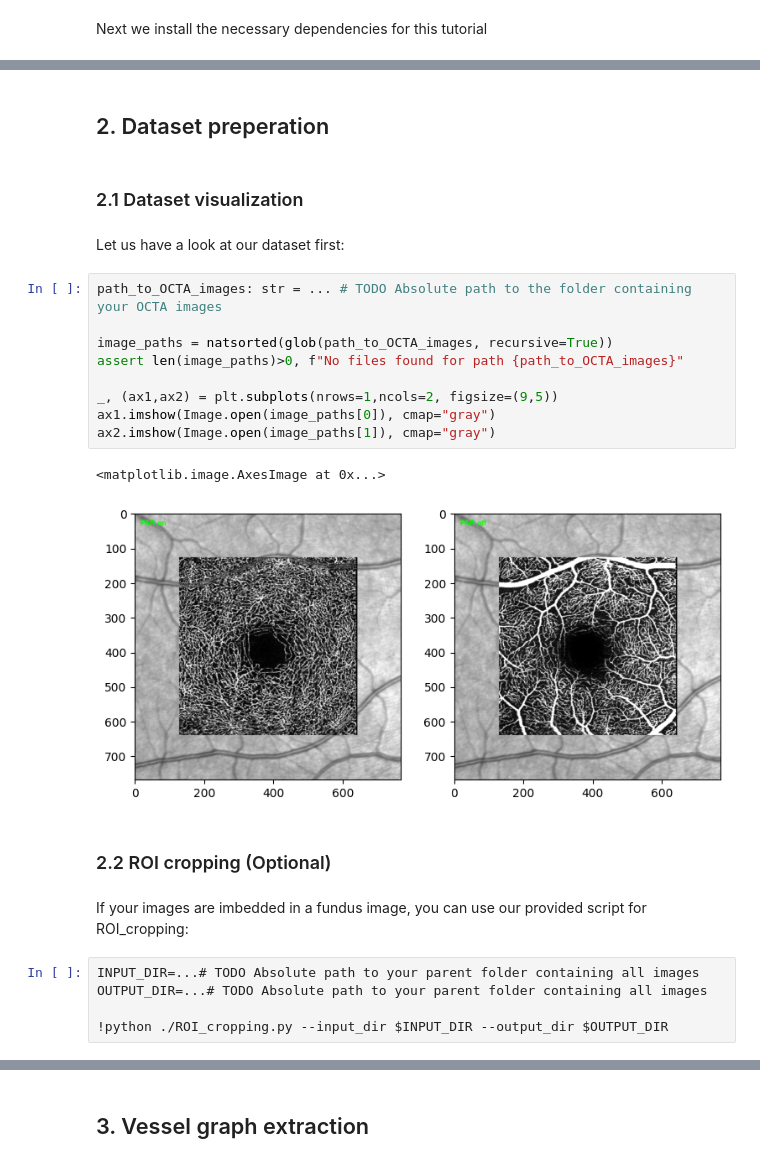
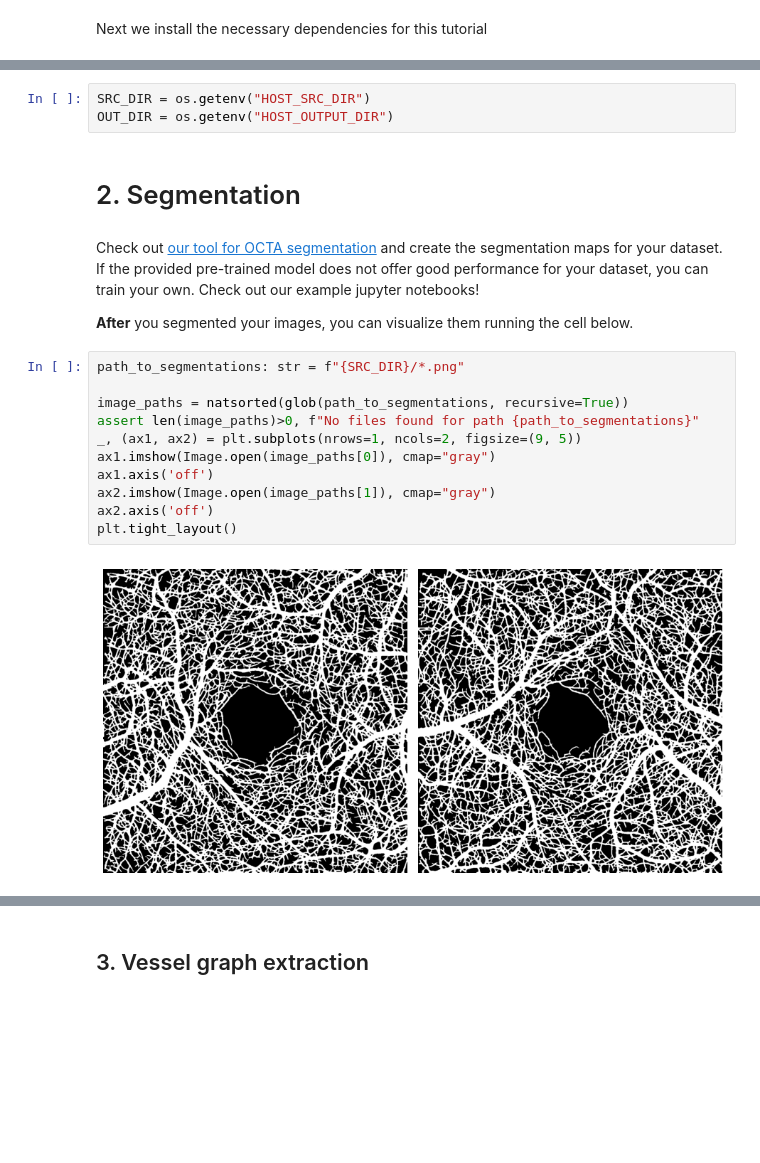
Before and after one commit to KreitnerL/OCTA-graph-extraction, a Jupyter notebook: manual_example_ETDRS_analysis.ipynb, the cells around one changed output, grey strips where cells are left out. Cells and saved outputs as stored; diff of their text form; blank space fills up the shorter version.

Commit message:
docs: update jupyter notebook

```diff
--- a/manual_example_ETDRS_analysis.ipynb
+++ b/manual_example_ETDRS_analysis.ipynb
@@ -35,27 +57,22 @@ import pandas as pd
+# %%
+SRC_DIR = os.getenv("HOST_SRC_DIR")
+OUT_DIR = os.getenv("HOST_OUTPUT_DIR")
 # %% [markdown]
-## 2. Dataset preperation
+# 2. Segmentation
-# %% [markdown]
-### 2.1 Dataset visualization
-# %% [markdown]
-Let us have a look at our dataset first:
+# %% [markdown]
+Check out [our tool for OCTA segmentation](https://github.com/aiforvision/OCTA-autosegmentation) and create the segmentation maps for your dataset. If the provided pre-trained model does not offer good performance for your dataset, you can train your own. Check out our example jupyter notebooks!
+
+**After** you segmented your images, you can visualize them running the cell below.
 # %%
-path_to_OCTA_images: str = ... # TODO Absolute path to the folder containing your OCTA images
+path_to_segmentations: str = f"{SRC_DIR}/*.png"
 
-image_paths = natsorted(glob(path_to_OCTA_images, recursive=True))
-assert len(image_paths)>0, f"No files found for path {path_to_OCTA_images}"
-
-_, (ax1,ax2) = plt.subplots(nrows=1,ncols=2, figsize=(9,5))
+image_paths = natsorted(glob(path_to_segmentations, recursive=True))
+assert len(image_paths)>0, f"No files found for path {path_to_segmentations}"
+_, (ax1, ax2) = plt.subplots(nrows=1, ncols=2, figsize=(9, 5))
 ax1.imshow(Image.open(image_paths[0]), cmap="gray")
+ax1.axis('off')
 ax2.imshow(Image.open(image_paths[1]), cmap="gray")
+ax2.axis('off')
+plt.tight_layout()
 # %% [output]
-<matplotlib.image.AxesImage at 0x...>
-[figure, old version]
+[figure, new version]
-# %% [markdown]
-### 2.2 ROI cropping (Optional)
-# %% [markdown]
-If your images are imbedded in a fundus image, you can use our provided script for ROI_cropping:
-# %%
-INPUT_DIR=...# TODO Absolute path to your parent folder containing all images
-OUTPUT_DIR=...# TODO Absolute path to your parent folder containing all images
-
-!python ./ROI_cropping.py --input_dir $INPUT_DIR --output_dir $OUTPUT_DIR
```
Also changed, not shown: parts of 26 cells of this notebook, 5 other files.
